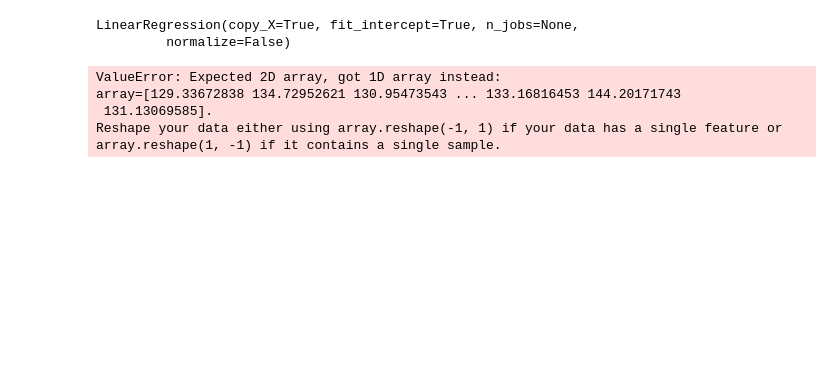
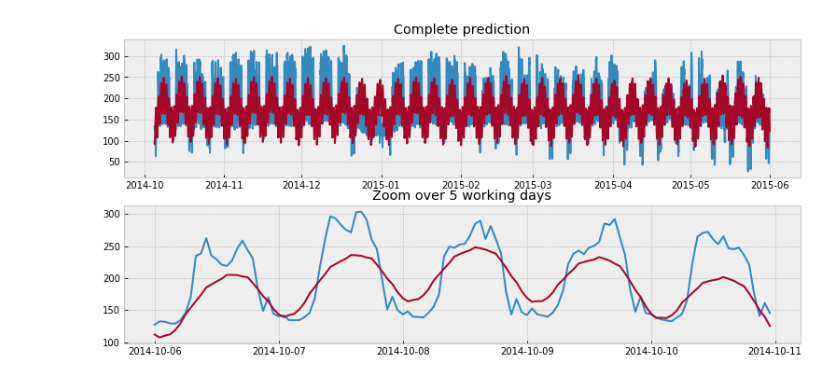
Before and after one commit to Battleman/perfeval, a Jupyter notebook: Lab4/Lab4.ipynb, the cells around one changed output. Saved outputs shown, nothing was run; the diff lists cells and outputs as text; code cells hidden in the pictures; blank space fills up the shorter version.

```diff
--- a/Lab4/Lab4.ipynb
+++ b/Lab4/Lab4.ipynb
@@ -21,0 +16,28 @@ plt.plot(x,y)
+# %%
+dayone = datetime.datetime(2014,10,5)
+x_date = np.array([])
+for i in range(len(y)):
+    x_date = np.append(x_date, [dayone+(datetime.timedelta(hours=1)*i)])
+
+x = pd.DataFrame([[
+      np.sin(2*np.pi*i/1),
+      np.cos(2*np.pi*i/1),
+      np.sin(2*np.pi*i/2),
+      np.cos(2*np.pi*i/2),
+      np.sin(2*np.pi*i/4),
+      np.cos(2*np.pi*i/4),
+      np.sin(2*np.pi*i/12),
+      np.cos(2*np.pi*i/12),
+      np.sin(2*np.pi*i/24),
+      np.cos(2*np.pi*i/24),
+      np.sin(2*np.pi*i/(7*24)),
+      np.cos(2*np.pi*i/(7*24)),
+      np.sin(2*np.pi*i/(30*24)),
+      np.cos(2*np.pi*i/(30*24))
+    ] for i in range(len(y))], columns=['sin(2pi*t/1)', 'col(2pi*t/1)',
+                                    ' sin(2pi*t/2)', 'col(2pi*t/2)',
+                                     'sin(2pi*t/4)', 'col(2pi*t/4)',
+                                     'sin(2pi*t/12)', 'col(2pi*t/12)',
+                                     'sin(2pi*t/24)',' col(2pi*t/24)',' sin(2pi*t/7*24)', 'col(2pi*t/1)',
+                                    'sin(2pi*t/30*24)', 'col(2pi*t/30*24)'])
+x.head()
@@ -29,13 +66,16 @@ x_test = x[-300:]
-# %%
-regr.fit(x, y)
-# %% [output]
-LinearRegression(copy_X=True, fit_intercept=True, n_jobs=None,
-         normalize=False)
-# %%
-y_pred = regr.predict(y)
-plt.plot(y_pred)
-# %% [output]
-ValueError: Expected 2D array, got 1D array instead:
-array=[129.33672838 134.72952621 130.95473543 ... 133.16816453 144.20171743
- 131.13069585].
-Reshape your data either using array.reshape(-1, 1) if your data has a single feature or array.reshape(1, -1) if it contains a single sample.
+# %%
+regr.fit(x, y)
+y_pred = regr.predict(x)
+
+with plt.style.context('bmh'):
+    fig, (ax1, ax2) = plt.subplots(2,1,figsize=(13,6))
+    ax1.plot(x_date, y, label="data")
+    ax1.plot(x_date, y_pred, label='prediction')
+    ax1.set_title('Complete prediction')
+    ax2.plot(x_date[24:6*24],y[24:6*24], label='data')
+    ax2.plot(x_date[24:6*24],y_pred[24:6*24], label='prediction')
+    ax2.set_title('Zoom over 5 working days')
+#     ax3.plot(x_date[24:6*24], y_p)
+plt.savefig("fitted")
+# %% [output]
+[figure, added]
```
Also changed, not shown: parts of 15 cells of this notebook, 5 other files.
